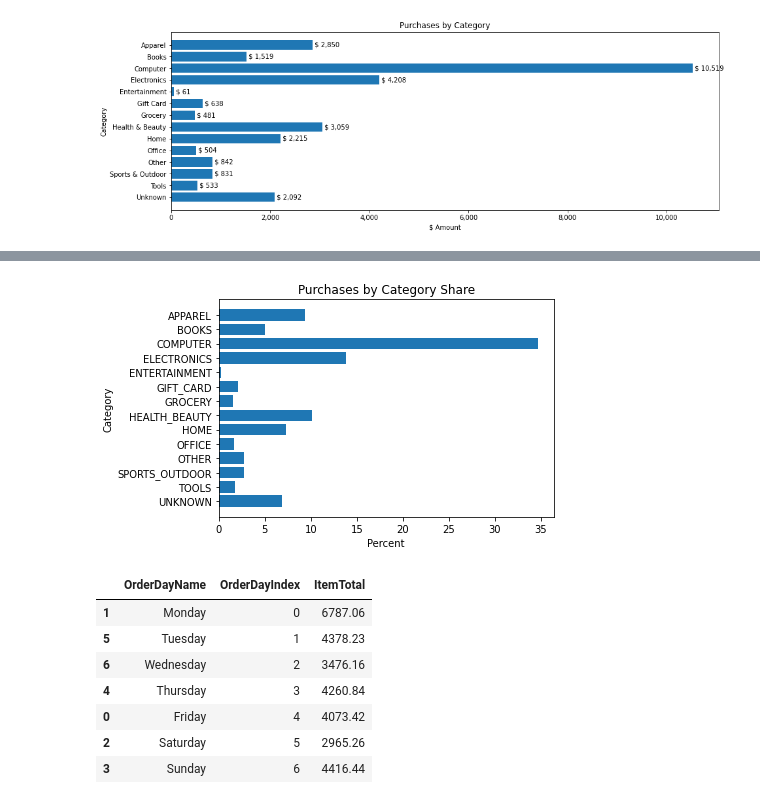
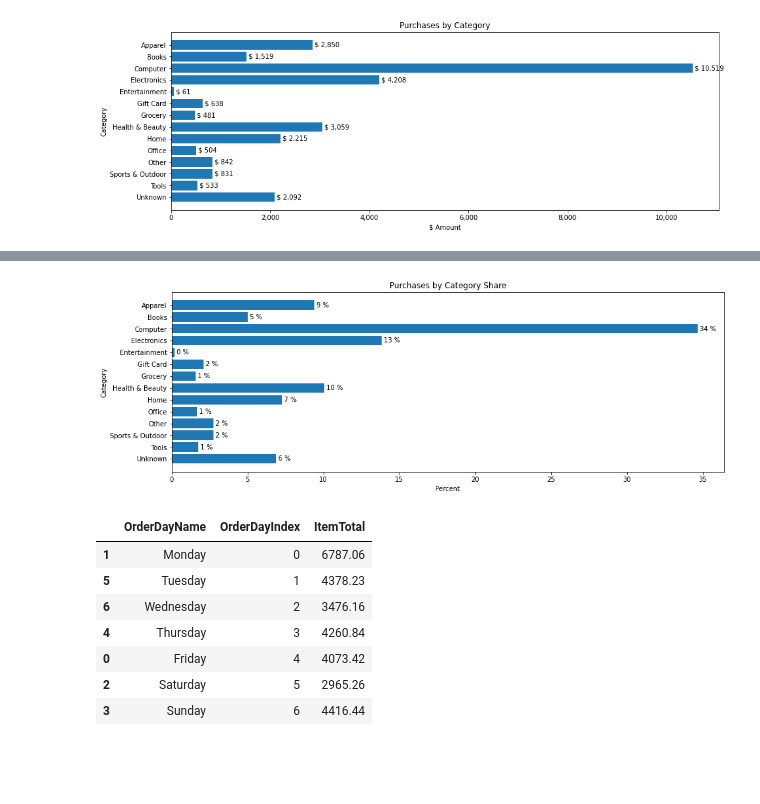
Before and after one commit to AmitSamra/AmazonOrderHistoryAirflow, a Jupyter notebook: AmazonOrderHistoryAirflow_input.ipynb, the cells around one changed output, grey strips where cells are left out. Saved outputs shown, nothing was run; the diff lists cells and outputs as text; code cells hidden in the pictures; blank space fills up the shorter version.

Commit message:
Updated Purchases by Category Share

```diff
--- a/AmazonOrderHistoryAirflow_input.ipynb
+++ b/AmazonOrderHistoryAirflow_input.ipynb
@@ -483,6 +483,8 @@ plt.show()
 # Purchases by category share
 
 df_CategoryShare = df[['Category', 'ItemTotal']]
+df_CategoryShare['Category'] = df_CategoryShare['Category'].str.replace('_', ' & ').str.title()
+df_CategoryShare['Category'] = df_CategoryShare['Category'].str.replace('Gift & Card', 'Gift Card')
 df_CategoryShare = df_CategoryShare.groupby('Category', as_index = False)
 df_CategoryShare = df_CategoryShare['ItemTotal'].sum()
 df_CategoryShare['Share'] = df_CategoryShare['ItemTotal'].div(df_CategoryShare['ItemTotal'].sum())*100
@@ -507,15 +519,24 @@ df_CategoryShare
 # %%
 # Plot purchases by category share
 
-fig,ax = plt.subplots()
+fig,ax = plt.subplots(figsize = (15,5))
 ax.barh(df_CategoryShare['Category'],df_CategoryShare['Share'])
+ax.set_title('Purchases by Category Share')
+
+# x-axis
 ax.set_xlabel('Percent')
+
+# y-axis
 ax.set_ylabel('Category')
-ax.set_title('Purchases by Category Share')
+
+# labels
+for i,j in zip(df_CategoryShare.Category, df_CategoryShare.Share):
+    ax.annotate(' '+format(int(j), ',')+' %', xy=(j,i), va='center', ha='left')
+
 plt.show()
 #ax.figure.savefig('./img/PurchasesByCategoryShare.png', bbox_inches='tight', dpi=150)
 # %% [output]
-[figure, old version]
+[figure, new version]
 # %%
 # Purchases by day of week
 
```
Also changed, not shown: parts of 1 cell of this notebook.
